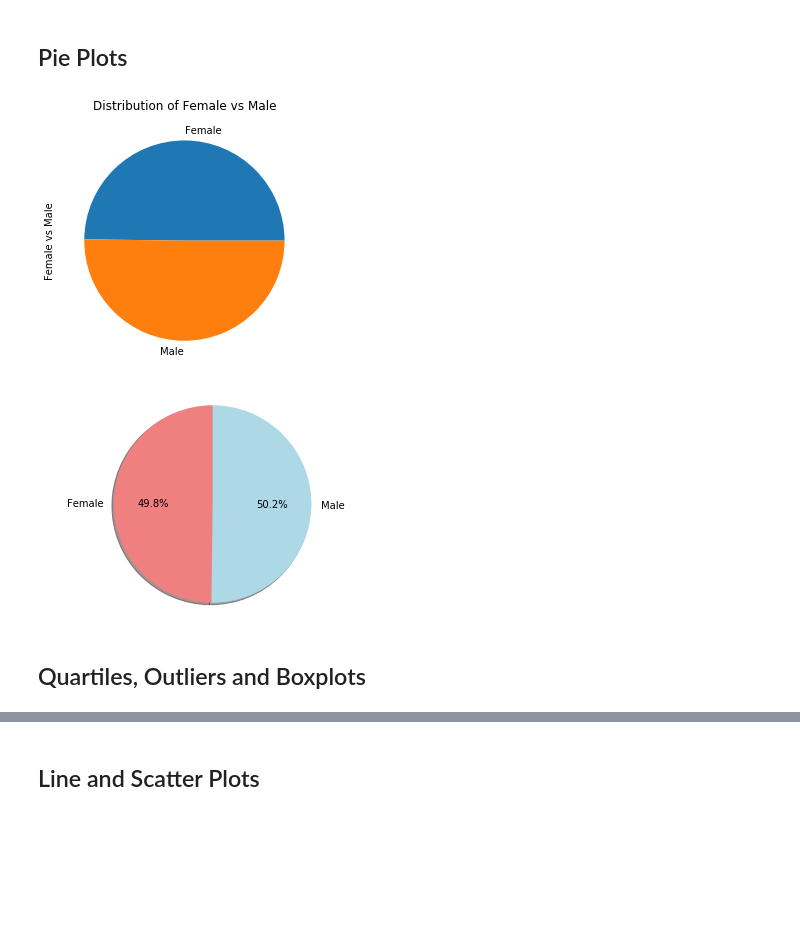
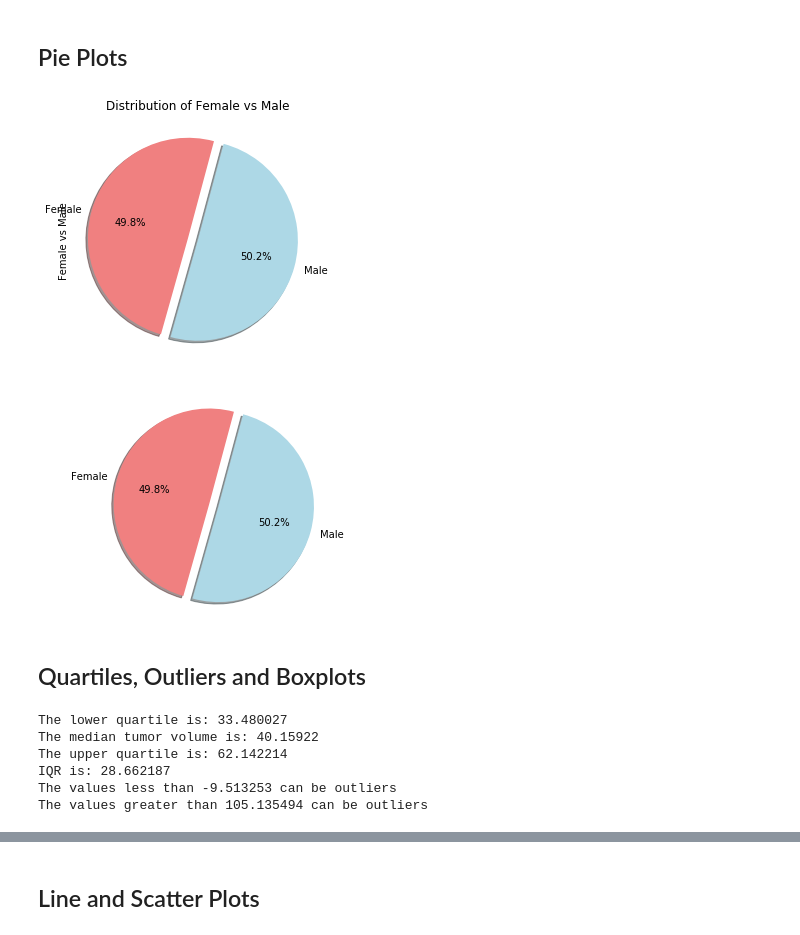
Before and after one commit to yaitouny/SMU_homework, a Jupyter notebook: 05-Matplotlib/Matplotlob - The Power of Plots/Pymaceuticals/pymaceuticals_starter.ipynb, the cells around one changed output, grey strips where cells are left out. Saved outputs shown, nothing was run; the diff lists cells and outputs as text; code cells hidden in the pictures; blank space fills up the shorter version.

```diff
--- a/05-Matplotlib/Matplotlob - The Power of Plots/Pymaceuticals/pymaceuticals_starter.ipynb
+++ b/05-Matplotlib/Matplotlob - The Power of Plots/Pymaceuticals/pymaceuticals_starter.ipynb
@@ -169,25 +169,29 @@ plt.show()
 # %%
 # Generate a pie plot showing the distribution of female versus male mice using pandas
 sex_group = new_df.groupby(["Sex"])
 sex_count = sex_group["Mouse ID"].nunique()
-
 sex_list = [list[0] for list in sex_group["Sex"].unique()]
 
-sex_pie = sex_count.plot(kind="pie", y=sex_list, title="Distribution of Female vs Male")
+colors = ["lightcoral", "lightblue"]
+explode = (0.1, 0)
+
+sex_pie = sex_count.plot(kind="pie", y=sex_list, explode = explode, colors=colors,
+        autopct="%1.1f%%", shadow=True, startangle=75, title="Distribution of Female vs Male")
 sex_pie.set_ylabel("Female vs Male")
 
 plt.tight_layout()
 # %% [output]
-[figure, old version]
+[figure, new version]
 # %%
 # Generate a pie plot showing the distribution of female versus male mice using pyplot
 colors = ["lightcoral", "lightblue"]
-plt.pie(sex_count, labels=sex_list, colors=colors,
-        autopct="%1.1f%%", shadow=True, startangle=90)
+explode = (0.1, 0)
+plt.pie(sex_count, labels=sex_list, explode = explode, colors=colors,
+        autopct="%1.1f%%", shadow=True, startangle=75)
 plt.axis("equal")
 plt.savefig("../Images/SexChart.png")
 plt.show()
 # %% [output]
-[figure, old version]
+[figure, new version]
 # %% [markdown]
 ## Quartiles, Outliers and Boxplots
@@ -197,2 +198,29 @@ plt.show()
+# %%
+# Calculate the final tumor volume of each mouse across four of the most promising treatment regimens:
+# Capomulin, Ramicane, Infubinol, and Ceftamin.
+#df.loc[df['column_name'].isin(some_values)]
+
+df2 = new_df.loc[new_df["Drug Regimen"].isin(["Capomulin", "Ramicane", "Infubinol", "Ceftamin"])].sort_values(["Timepoint"])
+df2 = df2.loc[df2["Timepoint"] == 45].reset_index()
+
+# Calculate the quartiles and IQR and quantitatively determine if there are any potential outliers across all four
+# treatment regimens.
+
+q1 = round(df2["Tumor Volume (mm3)"].quantile(0.25),6)
+q2 = round(df2["Tumor Volume (mm3)"].quantile(0.50),6)
+q3 = round(df2["Tumor Volume (mm3)"].quantile(0.75),6)
+IQR = round(q3 - q1,6)
+lower_bound = round(q1 - (1.5*IQR),6)
+upper_bound = round(q3 + (1.5*IQR),6)
+
+print(f"The lower quartile is: {q1}\nThe median tumor volume is: {q2}\nThe upper quartile is: {q3}\nIQR is: {IQR}")
+print(f"The values less than {lower_bound} can be outliers\nThe values greater than {upper_bound} can be outliers")
+# %% [output]
+The lower quartile is: 33.480027
+The median tumor volume is: 40.15922
+The upper quartile is: 62.142214
+IQR is: 28.662187
+The values less than -9.513253 can be outliers
+The values greater than 105.135494 can be outliers
 # %%
 # Generate a box plot of the final tumor volume of each mouse across four regimens of interest
```
Also changed, not shown: parts of 2 cells of this notebook, 1 other file.
